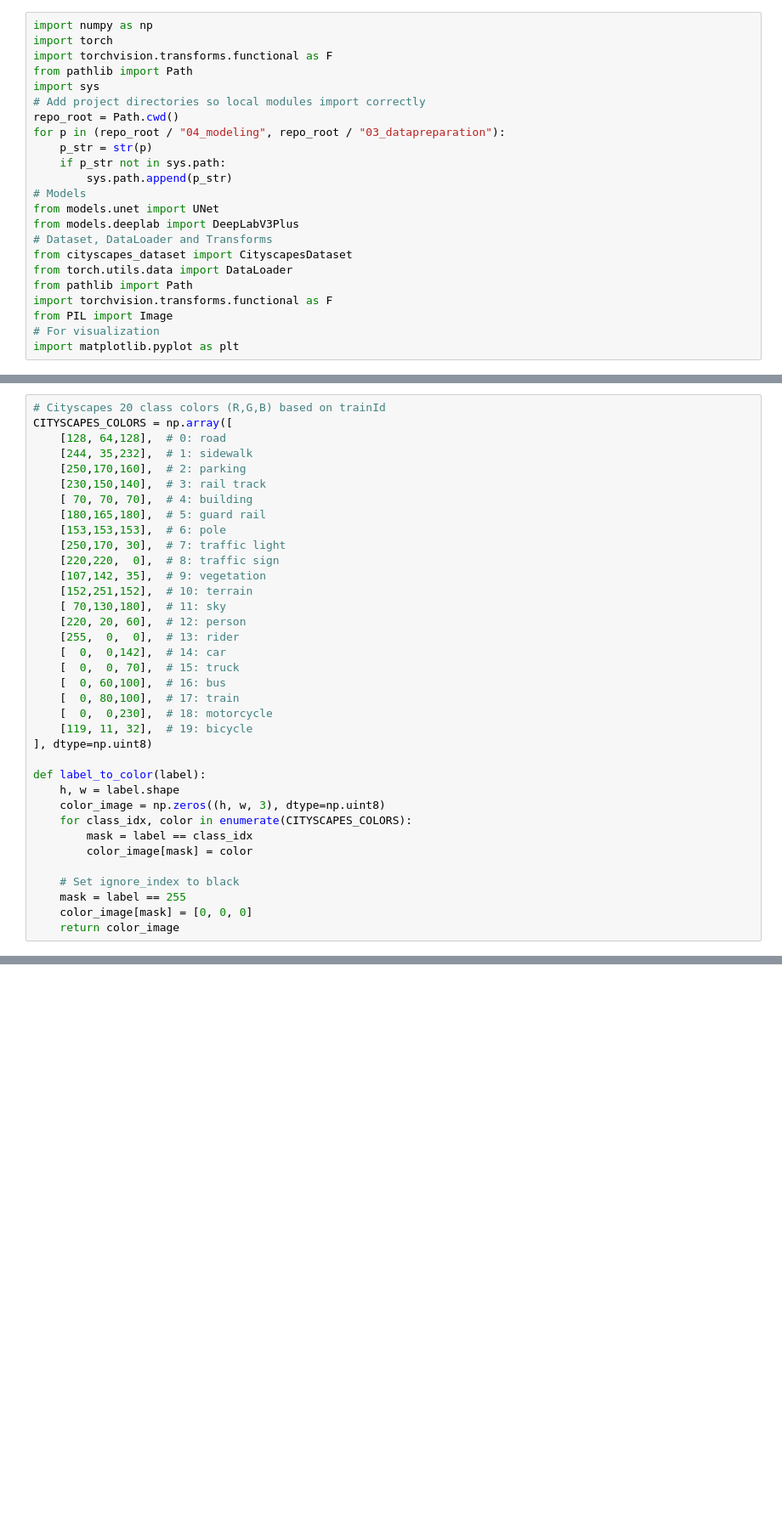
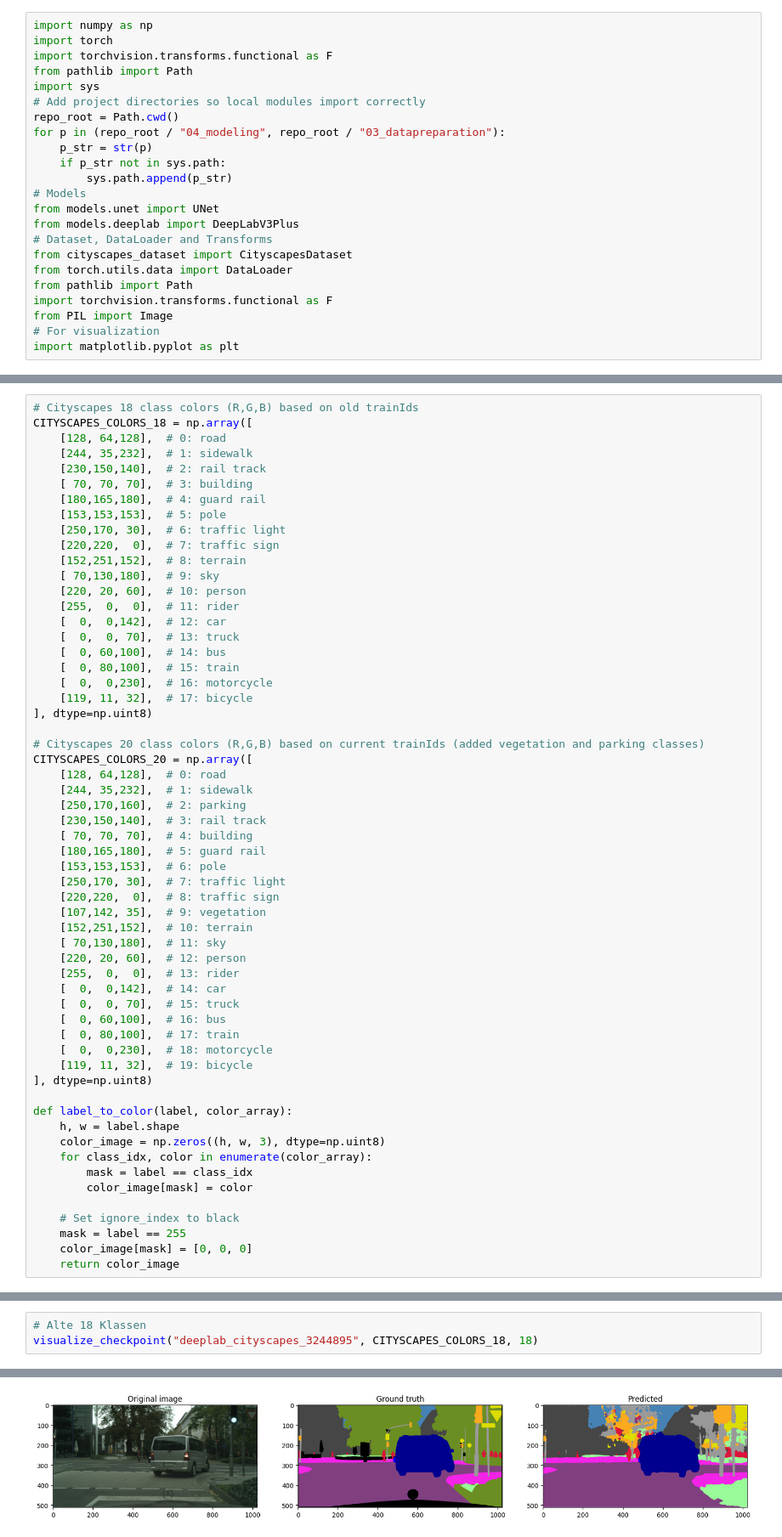
Before and after one commit to lucauhl/Semantic-Segmentation-Traffic-Scenes, a Jupyter notebook: inference_example.ipynb, the cells around one changed output, grey strips where cells are left out. Shown at 85% size. Drawn from its saved outputs; the diff is of its cells as text; blank space fills up the shorter version.

Commit message:
Visualization for requirement of vegetation class to learn correct class boundaries

```diff
--- a/inference_example.ipynb
+++ b/inference_example.ipynb
@@ -24,6 +31,28 @@ import matplotlib.pyplot as plt
 # %%
-# Cityscapes 20 class colors (R,G,B) based on trainId
-CITYSCAPES_COLORS = np.array([
+# Cityscapes 18 class colors (R,G,B) based on old trainIds
+CITYSCAPES_COLORS_18 = np.array([
+    [128, 64,128],  # 0: road
+    [244, 35,232],  # 1: sidewalk
+    [230,150,140],  # 2: rail track
+    [ 70, 70, 70],  # 3: building
+    [180,165,180],  # 4: guard rail
+    [153,153,153],  # 5: pole
+    [250,170, 30],  # 6: traffic light
+    [220,220,  0],  # 7: traffic sign
+    [152,251,152],  # 8: terrain
+    [ 70,130,180],  # 9: sky
+    [220, 20, 60],  # 10: person
+    [255,  0,  0],  # 11: rider
+    [  0,  0,142],  # 12: car
+    [  0,  0, 70],  # 13: truck
+    [  0, 60,100],  # 14: bus
+    [  0, 80,100],  # 15: train
+    [  0,  0,230],  # 16: motorcycle
+    [119, 11, 32],  # 17: bicycle
+], dtype=np.uint8)
+
+# Cityscapes 20 class colors (R,G,B) based on current trainIds (added vegetation and parking classes)
+CITYSCAPES_COLORS_20 = np.array([
     [128, 64,128],  # 0: road
     [244, 35,232],  # 1: sidewalk
     [250,170,160],  # 2: parking
@@ -46,10 +75,10 @@ CITYSCAPES_COLORS = np.array([
     [119, 11, 32],  # 19: bicycle
 ], dtype=np.uint8)
 
-def label_to_color(label):
+def label_to_color(label, color_array):
     h, w = label.shape
     color_image = np.zeros((h, w, 3), dtype=np.uint8)
-    for class_idx, color in enumerate(CITYSCAPES_COLORS):
+    for class_idx, color in enumerate(color_array):
         mask = label == class_idx
         color_image[mask] = color
 
@@ -127,0 +167,4 @@ Val MIoU 0.5089366528013779
+# %%
+# Alte 18 Klassen
+visualize_checkpoint("deeplab_cityscapes_3244895", CITYSCAPES_COLORS_18, 18)
+# %% [output]
@@ -127,0 +178 @@ Val MIoU 0.5089366528013779
+[figure, added]
```
Also changed, not shown: parts of 6 cells of this notebook.
